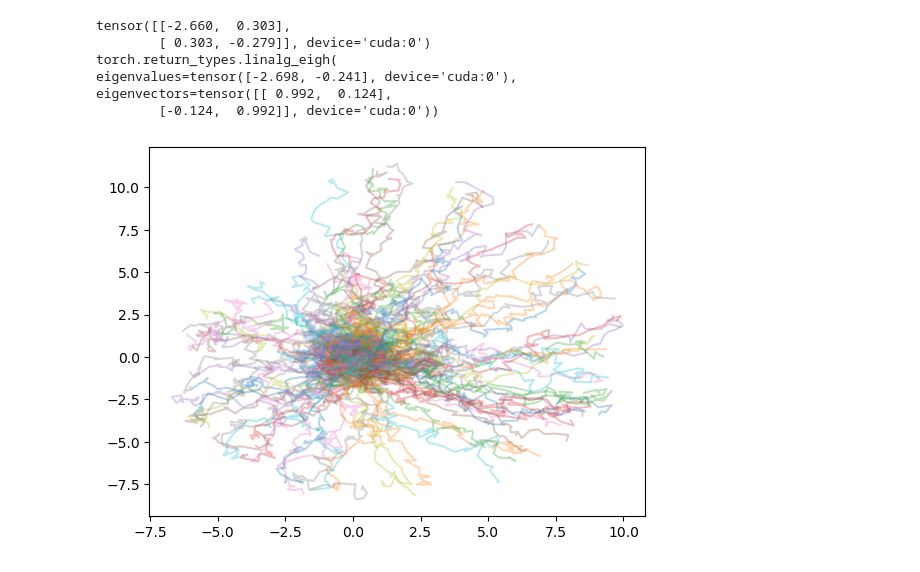
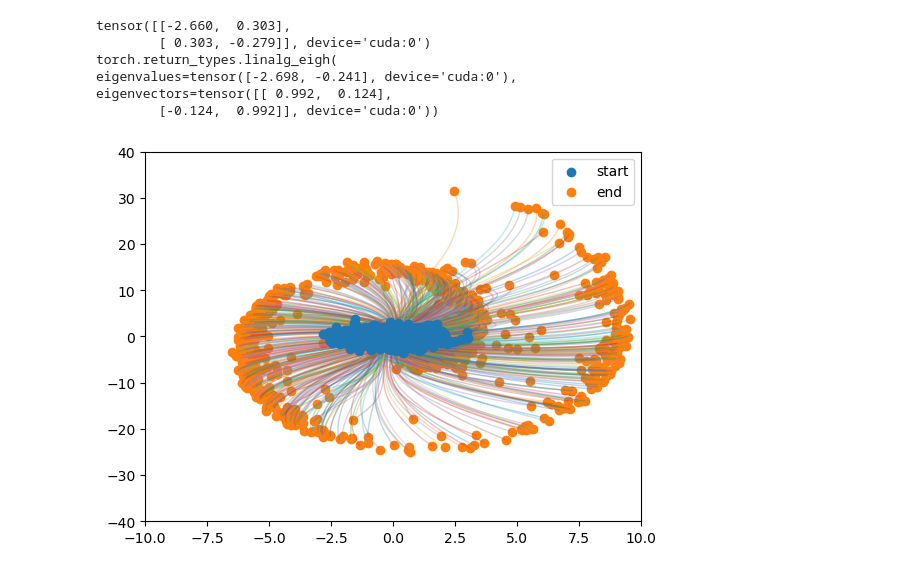
Before and after one commit to KevinRojas1499/variational-sb, a Jupyter notebook: experiment.ipynb, the cells around one changed output. Cells and saved outputs as stored; diff of their text form; code cells hidden in the pictures.

Commit message:
Adding probability flow foor sb

```diff
--- a/experiment.ipynb
+++ b/experiment.ipynb
@@ -141,23 +141,32 @@ backward_score = torch.load(os.path.join(model_path,'backward_ema_2000.pt'))
 
 sde = sdes.SchrodingerBridge(forward_score,backward_score)
 # %%
-dataset = datasets.Spiral()
-n_samples = 100
+dataset = datasets.Spiral(y_scalar=3.2)
+n_samples = 1000
 in_cond = dataset.sample(n_samples).to(device=device)
-xt, traj = sde.sample((n_samples,2), device, backward=True, in_cond=in_cond, prob_flow=False)
+xt, traj = sde.sample((n_samples,2), device, backward=True, in_cond=in_cond)
+xt, traj = sde.probability_flow((n_samples,2), device, backward=True, in_cond=in_cond)
 
 # for i in range(traj.shape[1]):
 #     xi = traj[:,i]
 
 #     plt.xlim([-16,16])
 #     plt.ylim([-16,16])
 #     plt.scatter(xi[:,0].cpu(), xi[:,1].cpu())
 #     plt.savefig(f'./trajectory/{i}.png')
 #     plt.clf()
 
+
+
 for i in range(traj.shape[0]):
     xi = traj[i]
-    plt.plot(xi[:,0].cpu(), xi[:,1].cpu(), alpha=.3)
+    plt.plot(xi[:,0].cpu(), xi[:,1].cpu(), linewidth=1, alpha=.3)
+
+plt.xlim(-10,10)
+plt.ylim(-40,40)
+plt.scatter(traj[:,0,0].cpu(), traj[:,0,1].cpu(),label='start',zorder=1010)
+plt.scatter(traj[:,-1:,0].cpu(), traj[:,-1,1].cpu(),label='end')
+plt.legend()
 plt.show()
 # %% [output]
-[figure, old version]
+[figure, new version]
```
Also changed, not shown: parts of 3 cells of this notebook, 3 other files.
